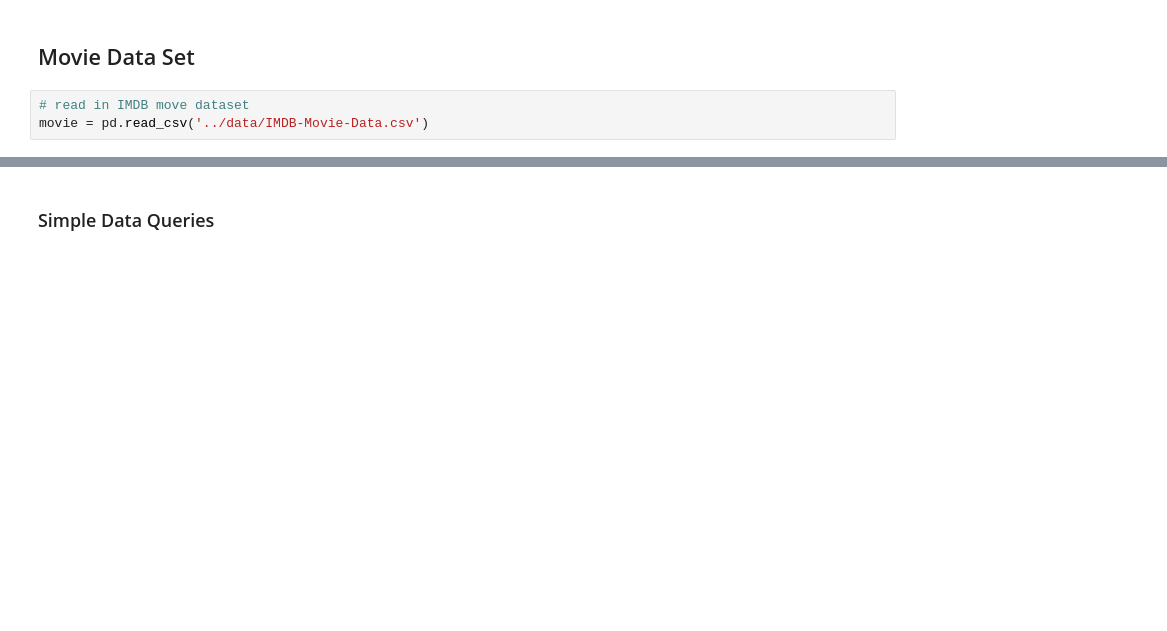
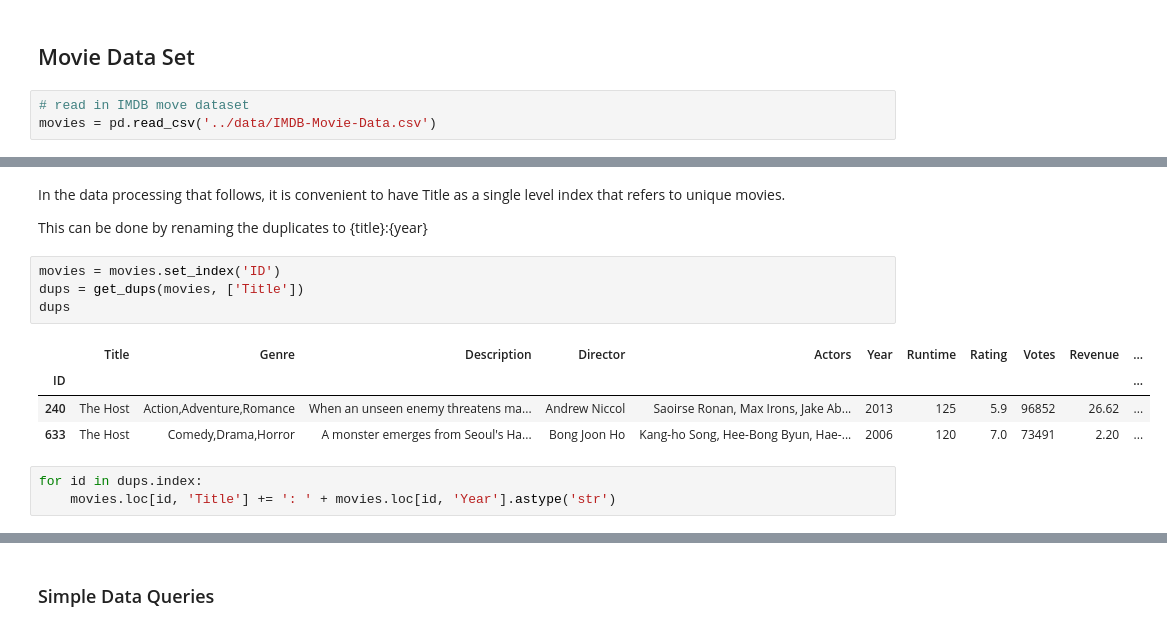
Before and after one commit to sdiehl28/Scikit-Learn-Workflow, a Jupyter notebook: python/Pandas02.ipynb, the cells around one changed output, grey strips where cells are left out. Drawn from its saved outputs; the diff is of its cells as text; blank space fills up the shorter version.

```diff
--- a/python/Pandas02.ipynb
+++ b/python/Pandas02.ipynb
@@ -16,6 +15,6 @@ import numpy as np
 ## Movie Data Set
 # %%
 # read in IMDB move dataset
-movie = pd.read_csv('../data/IMDB-Movie-Data.csv')
+movies = pd.read_csv('../data/IMDB-Movie-Data.csv')
 # %%
 # display first 2 rows of the DataFrame
@@ -66,0 +81,16 @@ movie.columns = ['Rank', 'Genre', 'Description', 'Director', 'Actors', 'Year',
+# %% [markdown]
+In the data processing that follows, it is convenient to have Title as a single level index that refers to unique movies.
+
+This can be done by renaming the duplicates to {title}:{year}
+# %%
+movies = movies.set_index('ID')
+dups = get_dups(movies, ['Title'])
+dups
+# %% [output]
+|  | Title | Genre | Description | Director | Actors | Year | Runtime | Rating | Votes | Revenue | ... |
+| ID |  |  |  |  |  |  |  |  |  |  | ... |
+| 240 | The Host | Action,Adventure,Romance | When an unseen enemy threatens ma... | Andrew Niccol | Saoirse Ronan, Max Irons, Jake Ab... | 2013 | 125 | 5.9 | 96852 | 26.62 | ... |
+| 633 | The Host | Comedy,Drama,Horror | A monster emerges from Seoul's Ha... | Bong Joon Ho | Kang-ho Song, Hee-Bong Byun, Hae-... | 2006 | 120 | 7.0 | 73491 | 2.20 | ... |
+# %%
+for id in dups.index:
+    movies.loc[id, 'Title'] += ': ' + movies.loc[id, 'Year'].astype('str')
```
Also changed, not shown: parts of 157 cells of this notebook, 1 other file.
